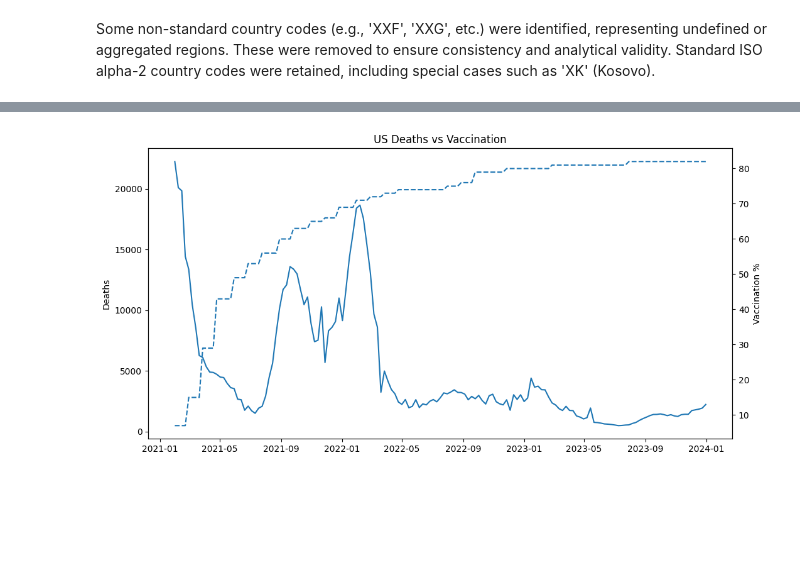
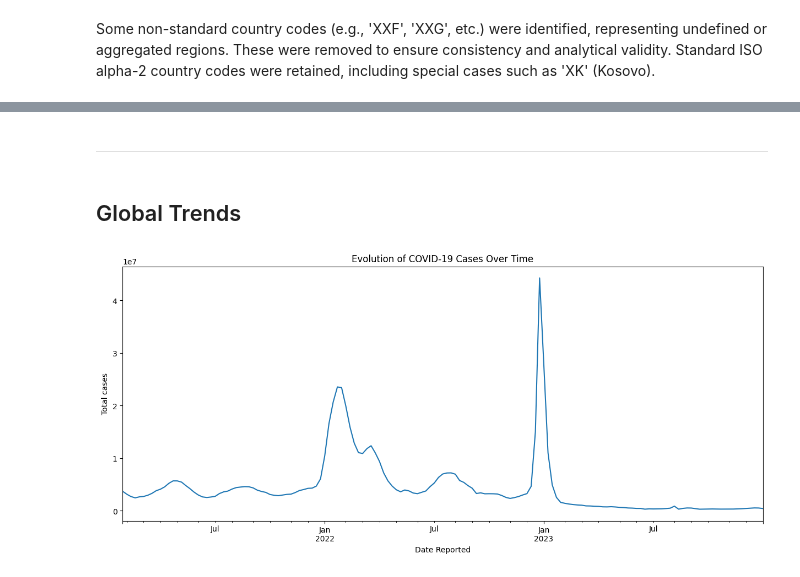
Before and after one commit to Carlos475-create/final-project-eda-dashboard, a Jupyter notebook: notebooks/03_merge.ipynb, the cells around one changed output, grey strips where cells are left out. Cells and saved outputs as stored; diff of their text form; code cells hidden in the pictures; blank space fills up the shorter version.

Commit message:
EDA: complete merged df analysis and extract key insights; saved clean and merged dataset

```diff
--- a/notebooks/03_merge.ipynb
+++ b/notebooks/03_merge.ipynb
@@ -343,14 +268,14 @@ plt.show()
-# %%
-fig, ax1 = plt.subplots(figsize=(12,6))
-
-ax1.plot(us_df["Date_reported"], us_df["New_deaths_clean"], label="Deaths")
-ax1.set_ylabel("Deaths")
-
-ax2 = ax1.twinx()
-ax2.plot(us_df["Date_reported"], us_df["Covid_Vaccine_Cov_Tot_A1D"], linestyle="--", label="Vaccination (%)")
-ax2.set_ylabel("Vaccination %")
-
-plt.title("US Deaths vs Vaccination")
-plt.show()
-# %% [output]
-[figure, removed]
+# %% [markdown]
+***
+# %% [markdown]
+## Global Trends
+# %%
+global_trends_cases = final_df.groupby('Date_reported')['New_cases_clean'].sum()
+global_trends_cases.plot(figsize=(15, 6))
+plt.ylabel('Total cases')
+plt.xlabel('Date Reported')
+plt.title('Evolution of COVID-19 Cases Over Time')
+plt.show()
+plt.close()
+# %% [output]
+[figure, added]
```
Also changed, not shown: parts of 43 cells of this notebook, 1 other file.
